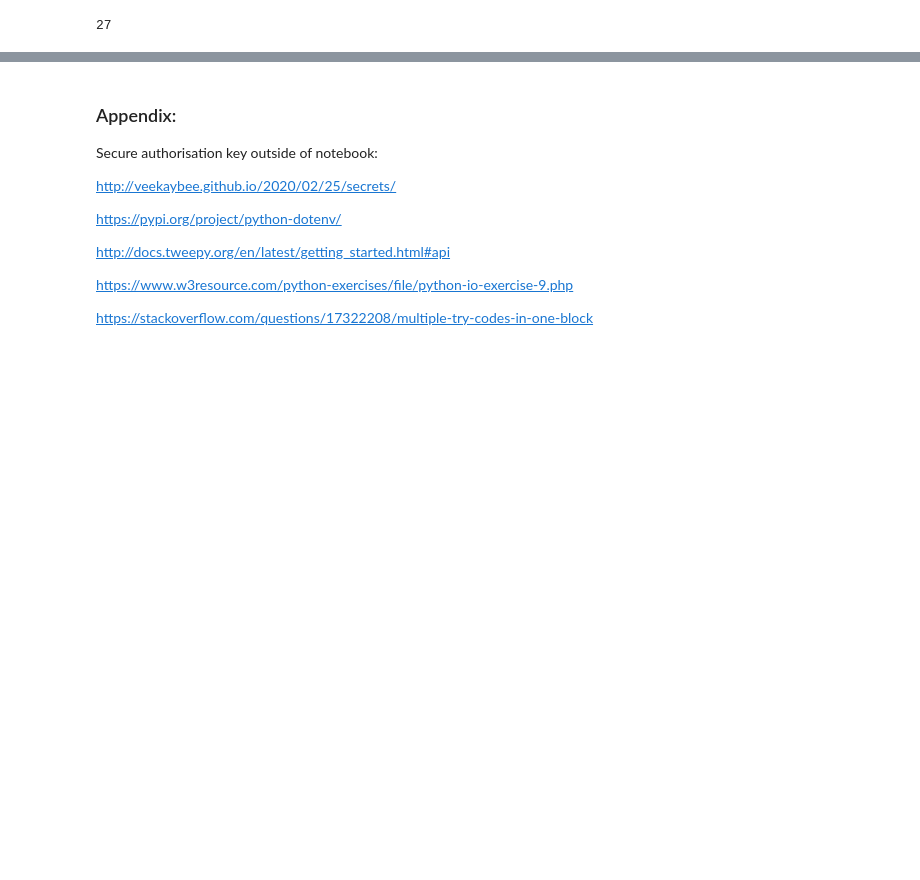
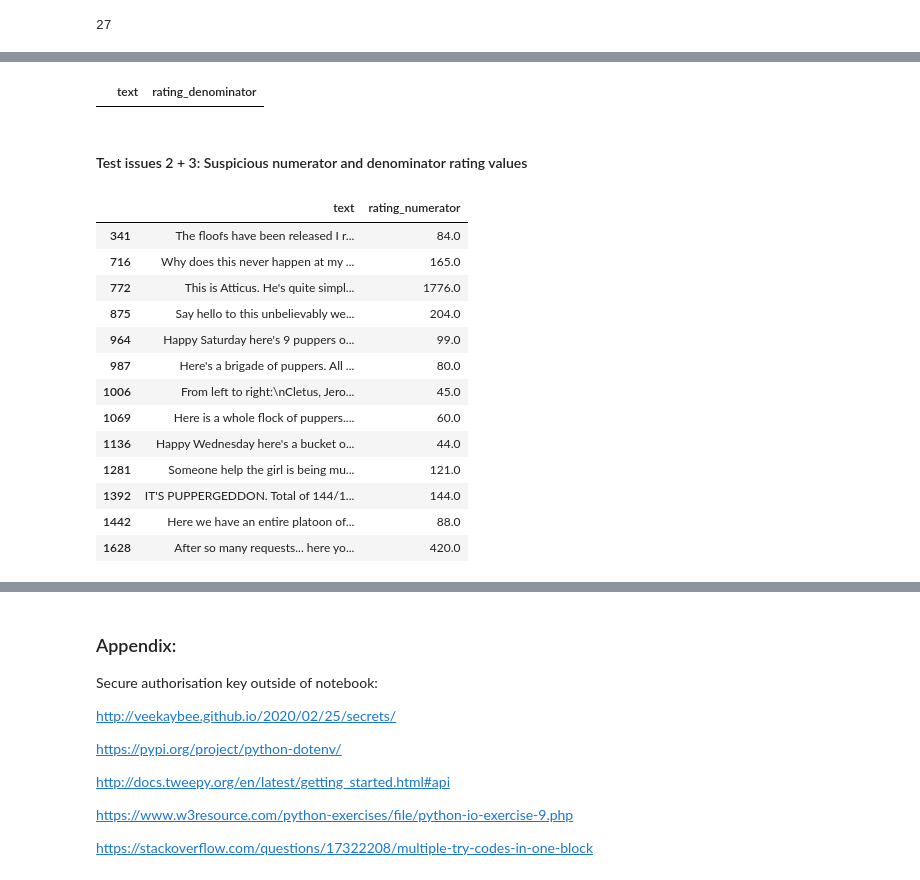
Before and after one commit to ChrisShuttle/Udacity_DAND_Project4_DataWrangling, a Jupyter notebook: project4_twitter_data_wrangling_and_analysis.ipynb, the cells around one changed output, grey strips where cells are left out. Saved outputs shown, nothing was run; the diff lists cells and outputs as text; code cells hidden in the pictures; blank space fills up the shorter version.

```diff
--- a/project4_twitter_data_wrangling_and_analysis.ipynb
+++ b/project4_twitter_data_wrangling_and_analysis.ipynb
@@ -991,0 +1107,13 @@ df_ta.text.str.contains('#').sum()
+# %%
+#leave 341, 716, 772, 875, 964, 987, 1006, etc.  -- often more than one dog and then they are rated out of 50 if there are five dogs etc.
+df_ta.loc[276,'rating_numerator'] = 9.75
+df_ta.loc[402,'rating_numerator'] = np.nan
+df_ta.loc[549,'rating_numerator'] = 9.75
+df_ta.loc[939,'rating_numerator'] = 11
+df_ta.loc[1340,'rating_numerator'] = 11.26
+df_ta.loc[2049,'rating_numerator'] = 11.27
+df_ta.loc[909,'rating_numerator'] = 13
+df_ta.loc[617,'rating_numerator'] = 14
+df_ta.loc[837, 'rating_numerator'] = 14
+df_ta.loc[1885, 'rating_numerator'] = 9
+df_ta.loc[1300, 'rating_numerator'] = 10
@@ -991,0 +1137,6 @@ df_ta.text.str.contains('#').sum()
+# %%
+df_ta.loc[909,'rating_denominator'] = 10
+df_ta.loc[837, 'rating_denominator'] = 10
+df_ta.loc[939, 'rating_denominator'] = 10
+df_ta.loc[617, 'rating_denominator'] = 10
+df_ta.loc[1300, 'rating_denominator'] = 10
@@ -991,0 +1146,27 @@ df_ta.text.str.contains('#').sum()
+# %%
+df_ta[['text', 'rating_denominator']].query('rating_denominator < 10')
+# %% [output]
+|  | text | rating_denominator |
+# %%
+df_ta.loc[402,'rating_denominator'] = np.nan
+df_ta.loc[1885, 'rating_denominator'] = 10
+# %% [markdown]
+<a id='testq2'></a>
+#### Test issues 2 + 3: Suspicious numerator and denominator rating values
+# %%
+df_ta[['text', 'rating_numerator']].query('rating_numerator > 15')
+# %% [output]
+|  | text | rating_numerator |
+| 341 | The floofs have been released I r... | 84.0 |
+| 716 | Why does this never happen at my ... | 165.0 |
+| 772 | This is Atticus. He's quite simpl... | 1776.0 |
+| 875 | Say hello to this unbelievably we... | 204.0 |
+| 964 | Happy Saturday here's 9 puppers o... | 99.0 |
+| 987 | Here's a brigade of puppers. All ... | 80.0 |
+| 1006 | From left to right:\nCletus, Jero... | 45.0 |
+| 1069 | Here is a whole flock of puppers.... | 60.0 |
+| 1136 | Happy Wednesday here's a bucket o... | 44.0 |
+| 1281 | Someone help the girl is being mu... | 121.0 |
+| 1392 | IT'S PUPPERGEDDON. Total of 144/1... | 144.0 |
+| 1442 | Here we have an entire platoon of... | 88.0 |
+| 1628 | After so many requests... here yo... | 420.0 |
```
Also changed, not shown: parts of 21 cells of this notebook.
